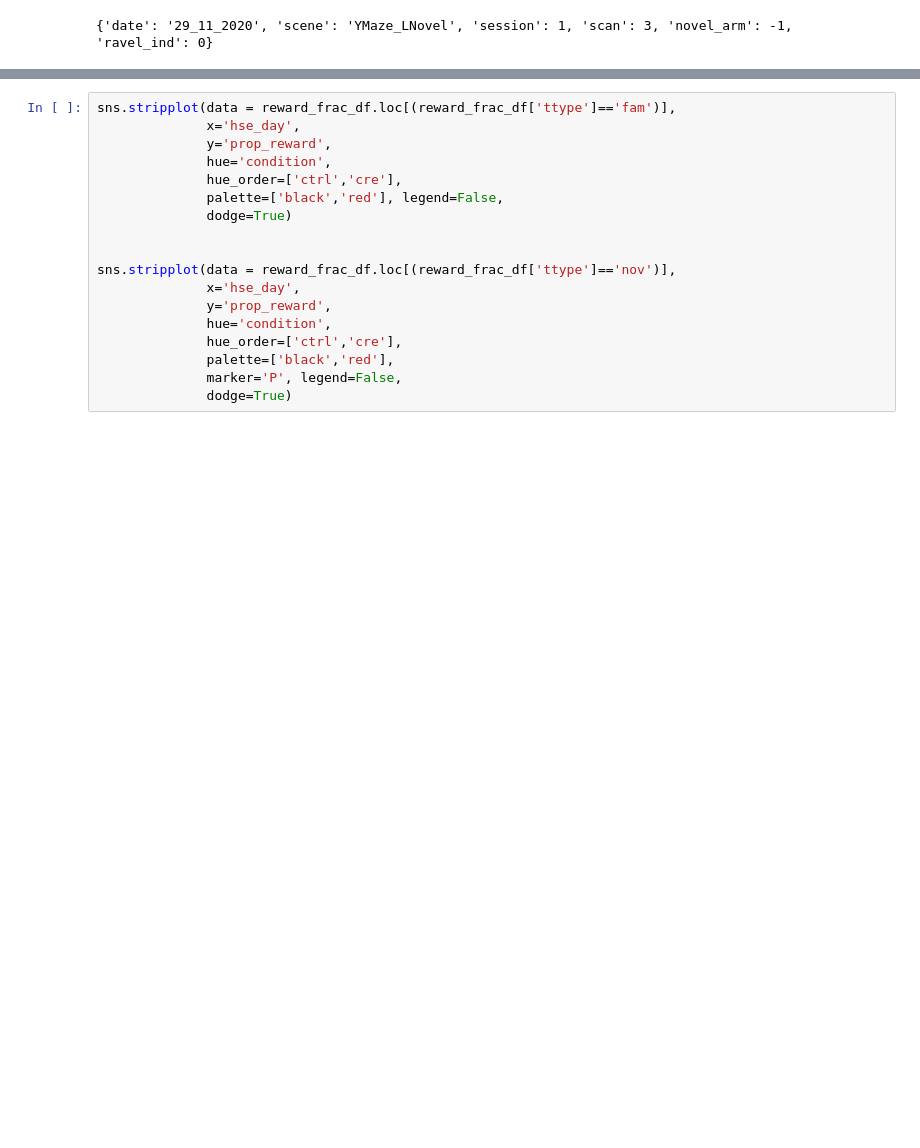
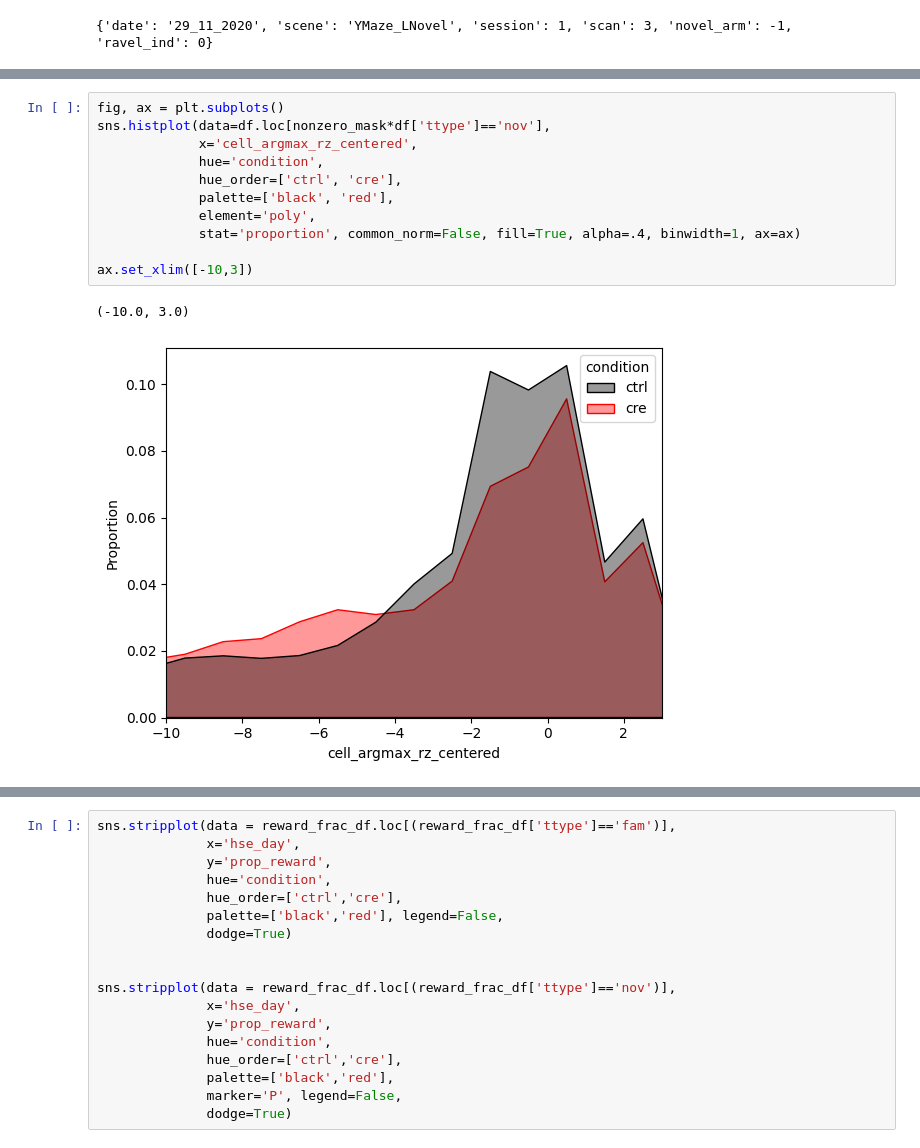
Before and after one commit to GiocomoLab/STX3KO_analyses, a Jupyter notebook: notebooks/figure6/replay_corr.ipynb, the cells around one changed output, grey strips where cells are left out. Saved outputs shown, nothing was run; the diff lists cells and outputs as text; blank space fills up the shorter version.

```diff
--- a/notebooks/figure6/replay_corr.ipynb
+++ b/notebooks/figure6/replay_corr.ipynb
@@ -450,2 +452,16 @@ sns.histplot(data=df.loc[nonzero_mask],
+# %%
+fig, ax = plt.subplots()
+sns.histplot(data=df.loc[nonzero_mask*df['ttype']=='nov'],
+             x='cell_argmax_rz_centered',
+             hue='condition',
+             hue_order=['ctrl', 'cre'],
+             palette=['black', 'red'],
+             element='poly',
+             stat='proportion', common_norm=False, fill=True, alpha=.4, binwidth=1, ax=ax)
+
+ax.set_xlim([-10,3])
+# %% [output]
+(-10.0, 3.0)
+[figure, added]
 # %%
 tmp_df = df.copy()
```
Also changed, not shown: parts of 5 cells of this notebook, 2 other files.
